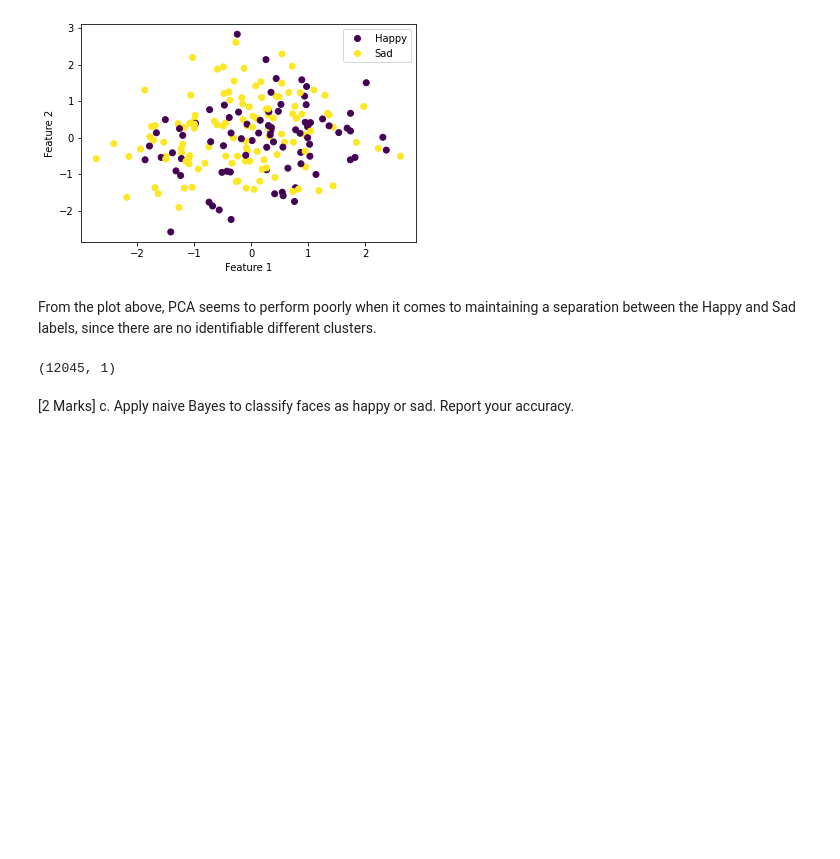
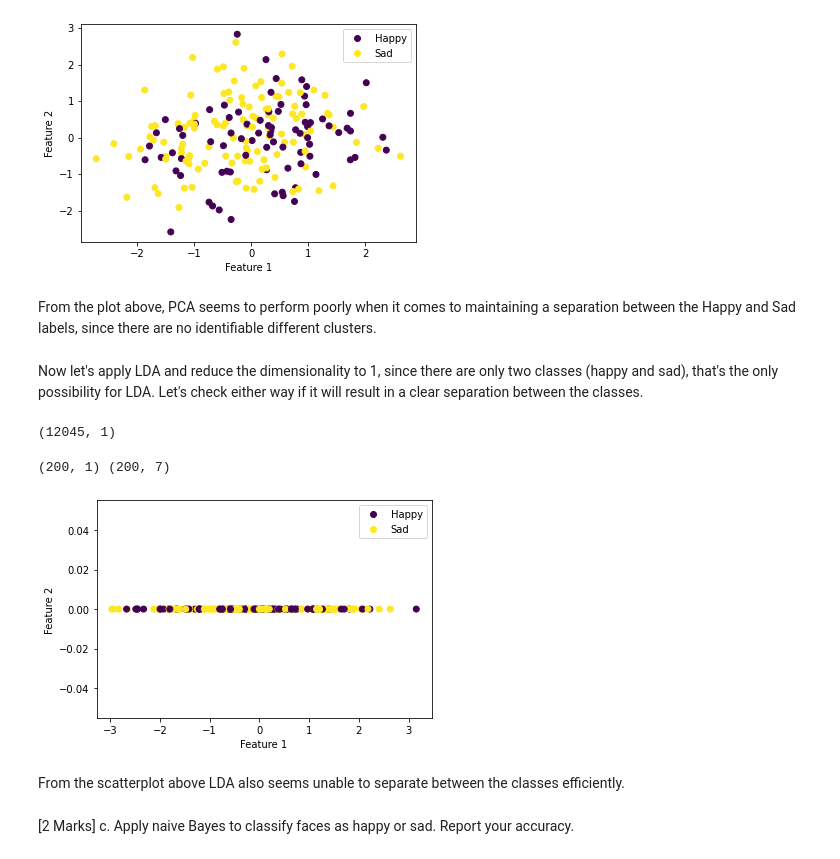
Before and after one commit to vitorhgomes/NN-Assignment1, a Jupyter notebook: AML-3104_Assignment-1_starterfile.ipynb, the cells around one changed output. Drawn from its saved outputs; the diff is of its cells as text; code cells hidden in the pictures; blank space fills up the shorter version.

```diff
--- a/AML-3104_Assignment-1_starterfile.ipynb
+++ b/AML-3104_Assignment-1_starterfile.ipynb
@@ -170,6 +170,8 @@ plt.show()
 [figure]
 # %% [markdown]
 From the plot above, PCA seems to perform poorly when it comes to maintaining a separation between the Happy and Sad labels, since there are no identifiable different clusters.
+# %% [markdown]
+Now let's apply LDA and reduce the dimensionality to 1, since there are only two classes (happy and sad), that's the only possibility for LDA. Let's check either way if it will result in a clear separation between the classes.
 # %%
 lda = LinearDiscriminantAnalysis(n_components=1)
 # %%
@@ -177,6 +179,39 @@ X_lda = lda.fit_transform(flatten_hs_x_training, hs_y_training[:, 3])
 print(X_lda.shape)
 # %% [output]
 (12045, 1)
+# %%
+#let's get a sample of 200 images along with their label
+n_samples = 200
+features = []
+labels = []
+for i in range(n_samples):
+    sampleindex = np.random.randint(0, X_lda.shape[0])
+    sample = X_lda[sampleindex, :]
+    label = hs_y_training[sampleindex, :]
+    features.append(sample)
+    labels.append(label)
+features = np.array(features)
+labels = np.array(labels)
+print(features.shape, labels.shape)
+# %% [output]
+(200, 1) (200, 7)
+# %%
+# Create a scatter plot with different colors for each label
+scatter = plt.scatter(features[:, 0], np.zeros_like(features[:, 0]),  c=happy)
+
+# Set the x and y axis labels
+plt.xlabel('Feature 1')
+plt.ylabel('Feature 2')
+
+# Add legend to the plot
+plt.legend(handles=scatter.legend_elements()[0], labels=['Happy', 'Sad'])
+
+# Show the plot
+plt.show()
+# %% [output]
+[figure, added]
+# %% [markdown]
+From the scatterplot above LDA also seems unable to separate between the classes efficiently.
 # %% [markdown]
 [2 Marks] c. Apply naive Bayes to classify faces as happy or sad. Report your accuracy.
 # %%
```
